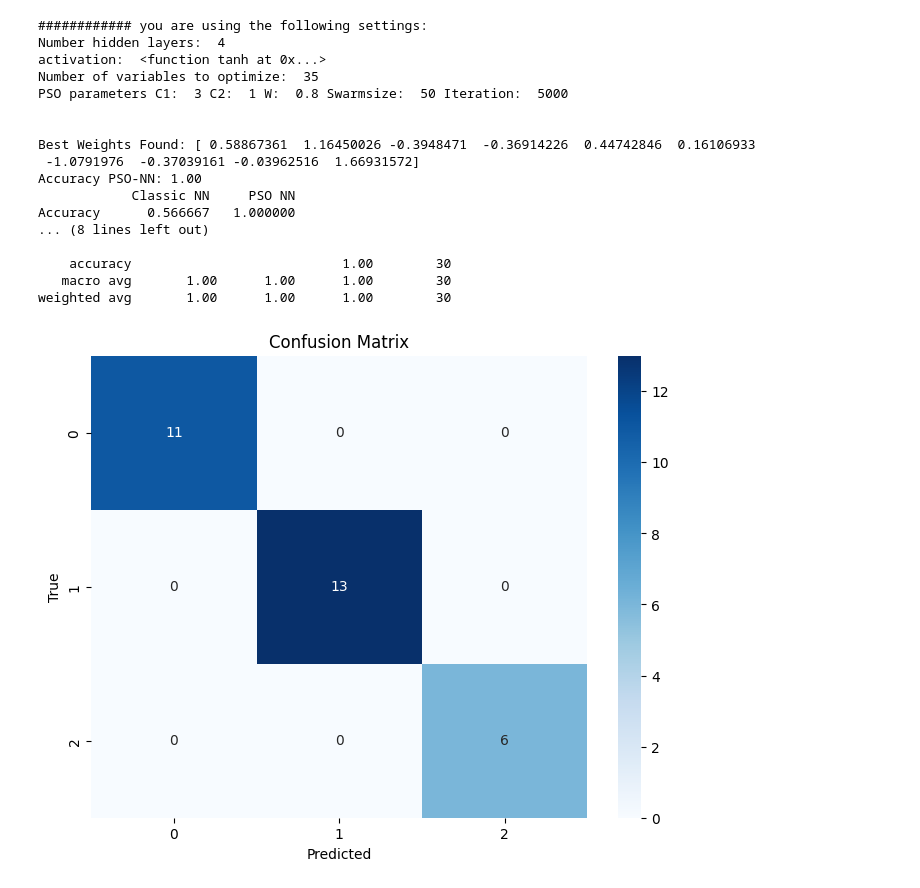
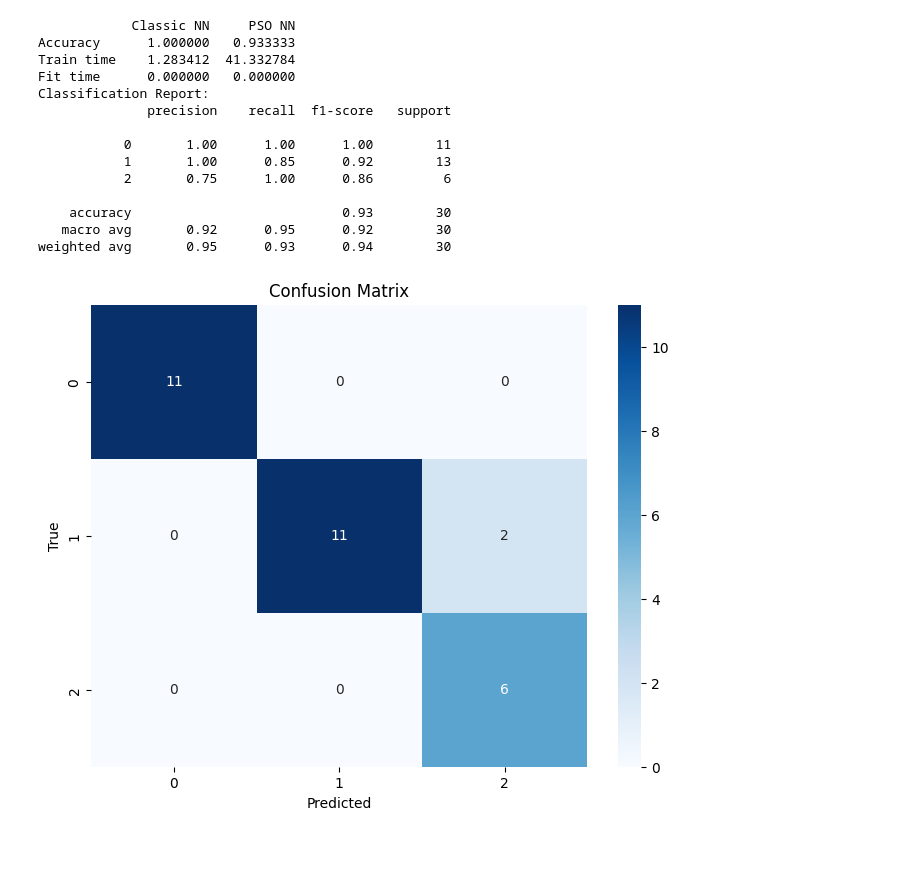
Before and after one commit to matetoth2000/PSO_NN_project, a Jupyter notebook: results.ipynb, the cells around one changed output. Cells and saved outputs as stored; diff of their text form; code cells hidden in the pictures; blank space fills up the shorter version.

```diff
--- a/results.ipynb
+++ b/results.ipynb
@@ -53,11 +33,11 @@ Accuracy: 0.70
 # %%
 params = {
-    'c1': [2, 3, 5],
-    'c2': [1, 3, 5],
-    'w': [0.5, 0.8, 1],
-    'velocity': [(-0.5, 0.5), (-1, 1), (-2, 2)],
-    'swarm_size': [25, 50, 100],
-    'batch_size': [50, 100, 150]
-}
-iris_pso_result, iris_pso_params = grid_search(iris, params)
+    'c1': 3,
+    'c2': 1,
+    'w': 0.3,
+    'velocity': (-0.5, 0.5),
+    'swarm_size': 10,
+    'batch_size': 20}
+
+iris_pso_result = PSONN.run(iris, params)
 # %% [output]
@@ -82,24 +54,21 @@ KeyboardInterrupt:
 # %%
 print(pd.DataFrame(data={'Classic NN':[accuracy_score(iris_nn_result[0],iris_nn_result[1]),iris_nn_result[2],iris_nn_result[3]],
                             'PSO NN':[accuracy_score(iris_pso_result[1],iris_pso_result[2]),iris_pso_result[3],iris_pso_result[4]]},
                             index=['Accuracy','Train time','Fit time']))
-pso.visualize(iris_pso_result[1],iris_pso_result[2])
+iris_pso_result[0].visualize(iris_pso_result[1],iris_pso_result[2])
 # %% [output]
-############ you are using the following settings:
-Number hidden layers:  4
-activation:  <function tanh at 0x...>
-Number of variables to optimize:  35
-PSO parameters C1:  3 C2:  1 W:  0.8 Swarmsize:  50 Iteration:  5000
+            Classic NN     PSO NN
+Accuracy      1.000000   0.933333
+Train time    1.283412  41.332784
+Fit time      0.000000   0.000000
+Classification Report:
+              precision    recall  f1-score   support
 
+           0       1.00      1.00      1.00        11
+           1       1.00      0.85      0.92        13
+           2       0.75      1.00      0.86         6
 
-Best Weights Found: [ 0.58867361  1.16450026 -0.3948471  -0.36914226  0.44742846  0.16106933
- -1.0791976  -0.37039161 -0.03962516  1.66931572]
-Accuracy PSO-NN: 1.00
-            Classic NN     PSO NN
-Accuracy      0.566667   1.000000
-... (8 lines left out)
-
-    accuracy                           1.00        30
-   macro avg       1.00      1.00      1.00        30
-weighted avg       1.00      1.00      1.00        30
+    accuracy                           0.93        30
+   macro avg       0.92      0.95      0.92        30
+weighted avg       0.95      0.93      0.94        30
-[figure, old version]
+[figure, new version]
```
Also changed, not shown: parts of 6 cells of this notebook.
